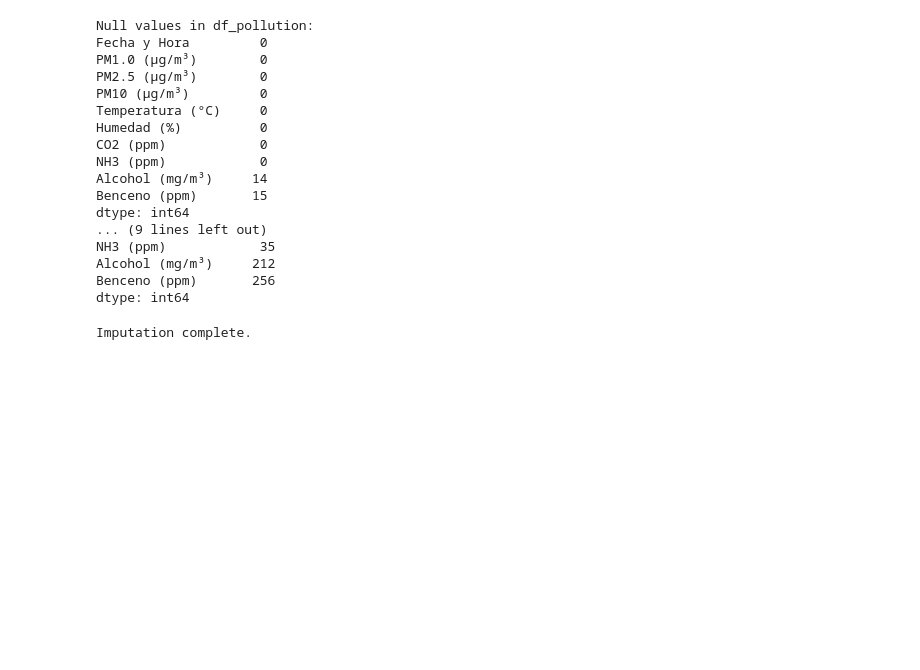
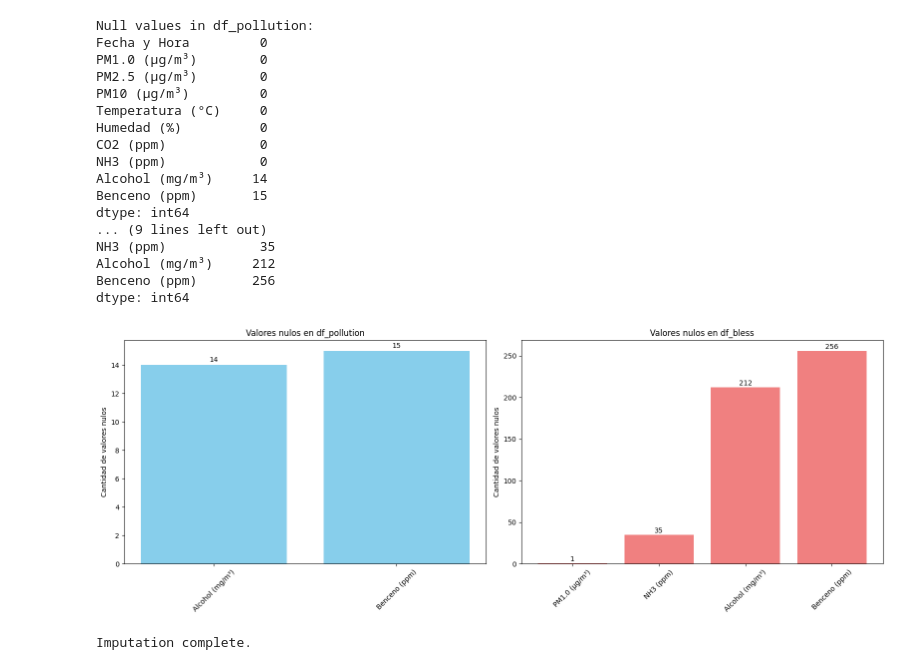
Before and after one commit to mdlangeles/Delfin_Project, a Jupyter notebook: Proyecto.ipynb, the cells around one changed output. Saved outputs shown, nothing was run; the diff lists cells and outputs as text; code cells hidden in the pictures; blank space fills up the shorter version.

```diff
--- a/Proyecto.ipynb
+++ b/Proyecto.ipynb
@@ -144,6 +168,42 @@ NH3 (ppm)            35
 Alcohol (mg/m³)     212
 Benceno (ppm)       256
 dtype: int64
+# %%
+# Valores nulos de df_pollution
+nulls_pollution = df_pollution.isnull().sum()
+nulls_pollution = nulls_pollution[nulls_pollution > 0]
+
+# Valores nulos de df_bless
+nulls_bless = df_bless.isnull().sum()
+nulls_bless = nulls_bless[nulls_bless > 0]
+
+# Crear subplots
+fig, axes = plt.subplots(nrows=1, ncols=2, figsize=(16, 6))
+
+# df_pollution
+axes[0].bar(nulls_pollution.index, nulls_pollution.values, color='skyblue')
+axes[0].set_title('Valores nulos en df_pollution')
+axes[0].set_ylabel('Cantidad de valores nulos')
+axes[0].tick_params(axis='x', rotation=45)
+
+# Añadir valores sobre las barras
+for i, v in enumerate(nulls_pollution.values):
+    axes[0].text(i, v + 0.1, str(v), ha='center', va='bottom', fontsize=10)
+
+# df_bless
+axes[1].bar(nulls_bless.index, nulls_bless.values, color='lightcoral')
+axes[1].set_title('Valores nulos en df_bless')
+axes[1].set_ylabel('Cantidad de valores nulos')
+axes[1].tick_params(axis='x', rotation=45)
+
+# Añadir valores sobre las barras
+for i, v in enumerate(nulls_bless.values):
+    axes[1].text(i, v + 0.5, str(v), ha='center', va='bottom', fontsize=10)
+
+plt.tight_layout()
+plt.show()
+# %% [output]
+[figure, added]
 # %%
 def random_hot_deck_imputation(df, column):
     """
```
Also changed, not shown: parts of 2 cells of this notebook.
